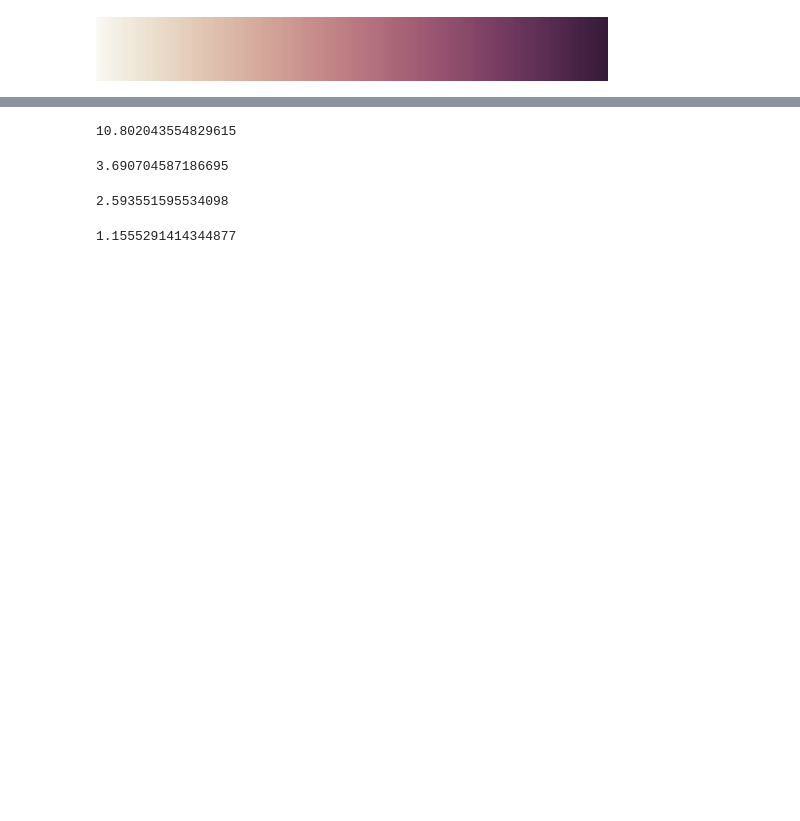
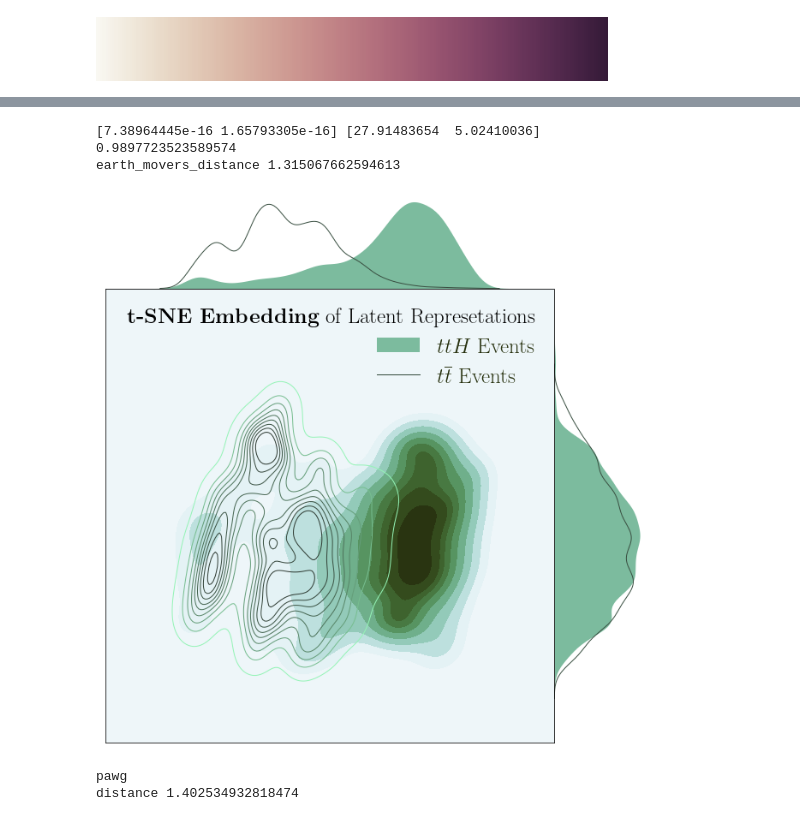
Before and after one commit to DelonShen/classifying-collider-events-with-point-clouds, a Jupyter notebook: paper_code/l2l8.ipynb, the cells around one changed output, grey strips where cells are left out. Cells and saved outputs as stored; diff of their text form; code cells hidden in the pictures; blank space fills up the shorter version.

```diff
--- a/paper_code/l2l8.ipynb
+++ b/paper_code/l2l8.ipynb
@@ -172,19 +189,26 @@ KL div 2.59354913324414
+# %%
+ax = gen_tsne(latent2_embedded, latent_label_28, text=r'\textbf{t-SNE Embedding} of Latent Represetations',
+             cmap=sns.cubehelix_palette(start=14/10, light=.97, as_cmap=True), col_aux='#95f4b7',
+              EMD=False)
+ax.savefig('figures/l2_tsne_waxis.pdf')
+# %% [output]
+[7.38964445e-16 1.65793305e-16] [27.91483654  5.02410036]
+0.9897723523589574
+earth_movers_distance 1.315067662594613
+[figure, added]
 # %%
 l64_yhat = LatentGetter(latent64.layers[0:3], condensed=True).predict(X_test.numpy()[cut])
-print(kldiv(l64_yhat, y_test.numpy()[cut]))
+print(emd(l64_yhat, y_test.numpy()[cut]))
-# %% [output]
-10.802043554829615
 # %%
 l8_yhat = LatentGetter(latent8.layers[0:3], condensed=True).predict(X_test_latent.numpy()[cut])
-print(kldiv(l8_yhat, y_test_latent.numpy()[cut]))
+print(emd(l8_yhat, y_test_latent.numpy()[cut]))
-# %% [output]
-3.690704587186695
 # %%
 l2_yhat = LatentGetter(latent2.layers[0:3], condensed=True).predict(X_test_latent.numpy()[cut])
-print(kldiv(l2_yhat, y_test_latent.numpy()[cut]))
+print(emd(l2_yhat, y_test_latent.numpy()[cut]))
-# %% [output]
-2.593551595534098
 # %%
-print(kldiv(np.array(X_test_ATLAS), y_test_ATLAS)/np.sqrt(8))
+print(emd(np.array(X_test_ATLAS), y_test_ATLAS))
-# %% [output]
-1.1555291414344877
+# %%
+TEMP_gen_tsne(latent64_embedded, latent_label, text=r'{Pairwise Architecture with} \boldmath$\mathbf{\ell=2^6}$ ',)
+# %% [output]
+pawg
+distance 1.402534932818474
```
Also changed, not shown: parts of 11 cells of this notebook, 7 other files.
